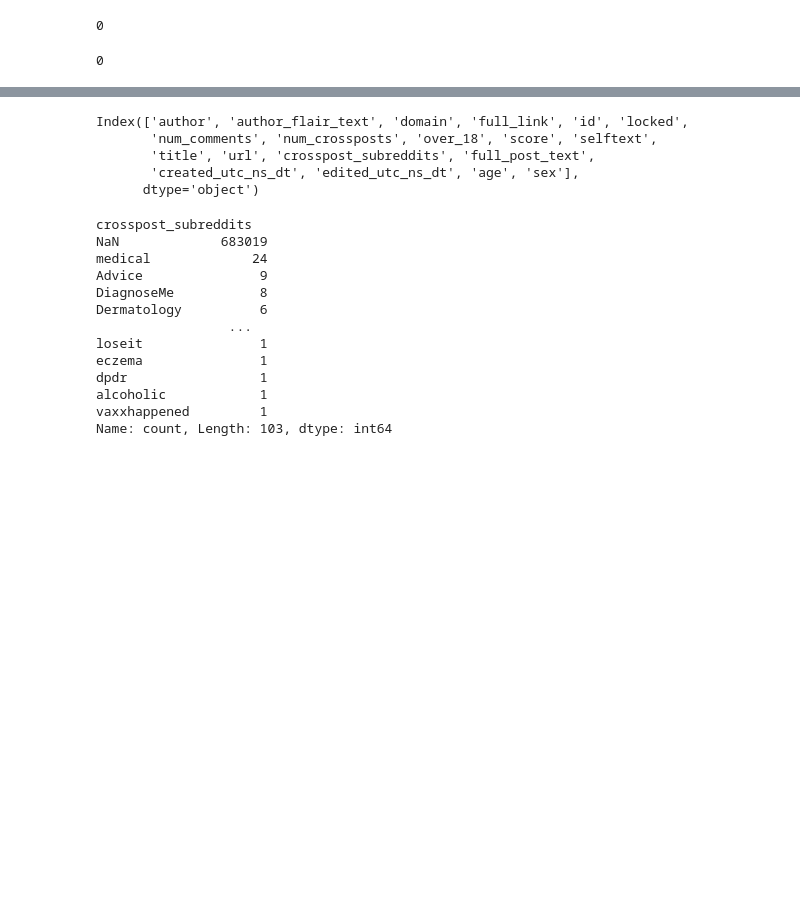
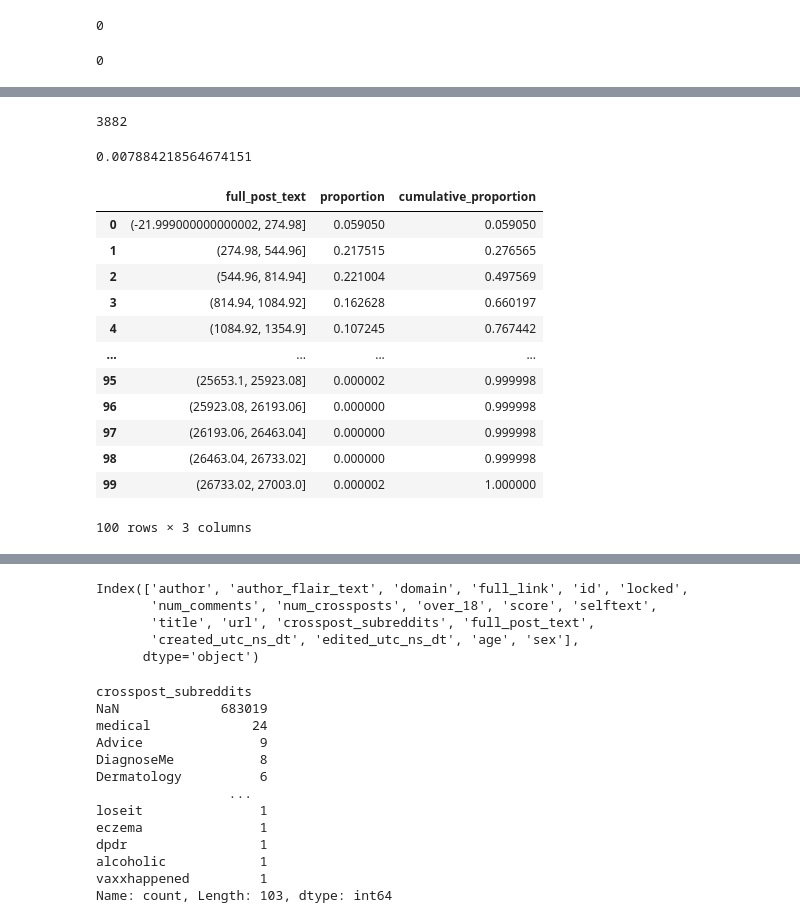
Before and after one commit to 33eyes/reddit-askdocs-analysis, a Jupyter notebook: 06_eda.ipynb, the cells around one changed output, grey strips where cells are left out. Cells and saved outputs as stored; diff of their text form; code cells hidden in the pictures; blank space fills up the shorter version.

```diff
--- a/06_eda.ipynb
+++ b/06_eda.ipynb
@@ -1025,0 +1152,30 @@ len(df[df['title'] == ''])
+# %%
+full_post_text_length_vc[full_post_text_length_vc['full_post_text'] >= 5_000]['count'].sum()
+# %% [output]
+3882
+# %%
+full_post_text_length_vc[full_post_text_length_vc['full_post_text'] >= 5_000]['count'].sum()\
+    /len(df)
+# %% [output]
+0.007884218564674151
+# %%
+full_post_text_length_vcn = df['full_post_text'].str.len().value_counts(
+    normalize=True, bins=100
+).sort_index().reset_index()
+full_post_text_length_vcn['cumulative_proportion'] = \
+    full_post_text_length_vcn['proportion'].cumsum()
+full_post_text_length_vcn
+# %% [output]
+|  | full_post_text | proportion | cumulative_proportion |
+| 0 | (-21.999000000000002, 274.98] | 0.059050 | 0.059050 |
+| 1 | (274.98, 544.96] | 0.217515 | 0.276565 |
+| 2 | (544.96, 814.94] | 0.221004 | 0.497569 |
+| 3 | (814.94, 1084.92] | 0.162628 | 0.660197 |
+| 4 | (1084.92, 1354.9] | 0.107245 | 0.767442 |
+| ... | ... | ... | ... |
+| 95 | (25653.1, 25923.08] | 0.000002 | 0.999998 |
+| 96 | (25923.08, 26193.06] | 0.000000 | 0.999998 |
+| 97 | (26193.06, 26463.04] | 0.000000 | 0.999998 |
+| 98 | (26463.04, 26733.02] | 0.000000 | 0.999998 |
+| 99 | (26733.02, 27003.0] | 0.000002 | 1.000000 |
+100 rows × 3 columns
```
Also changed, not shown: parts of 32 cells of this notebook.
